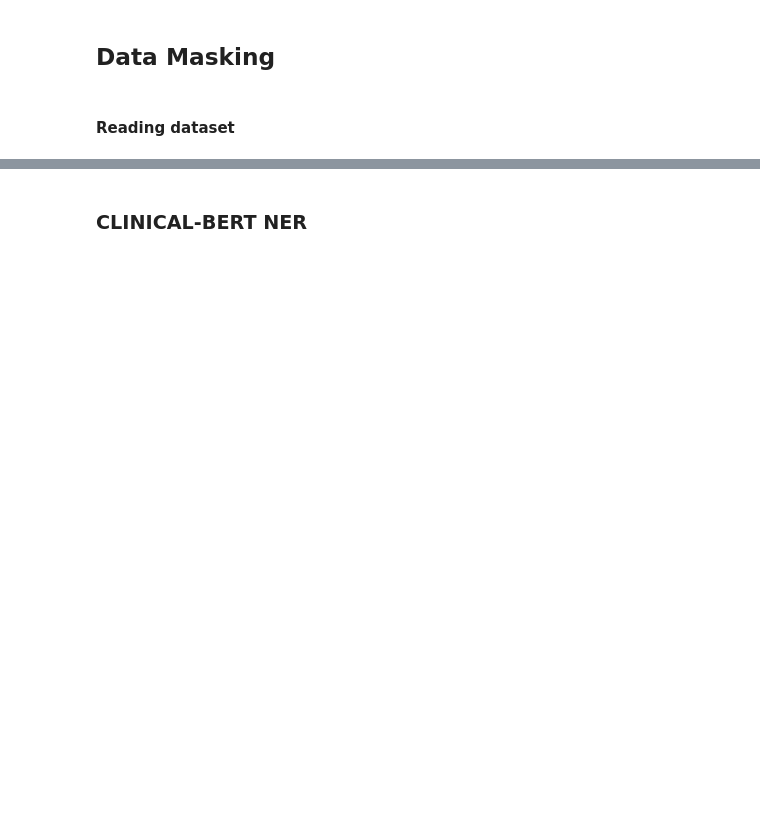
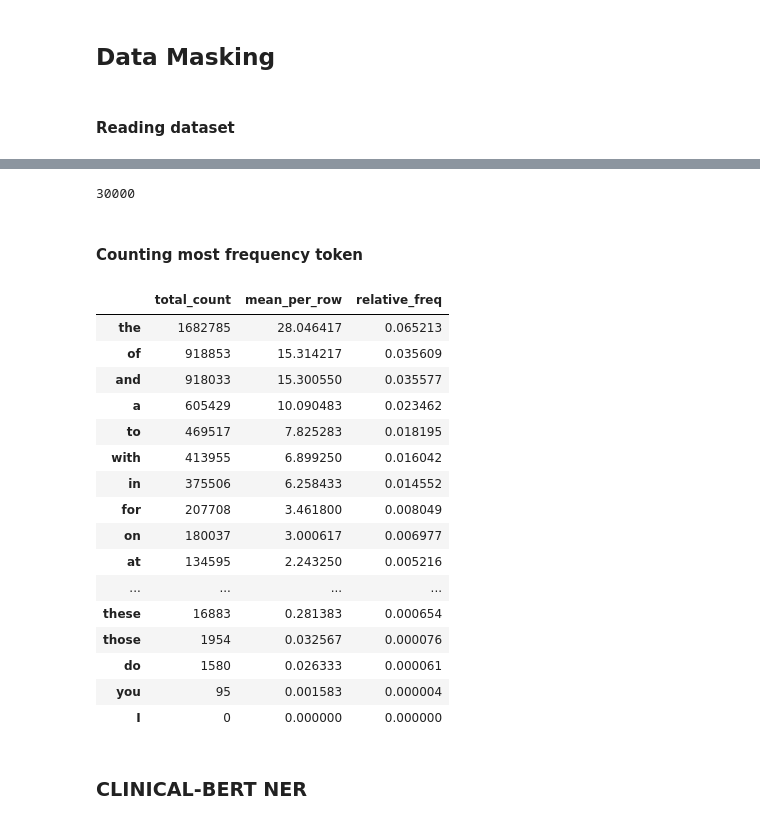
Before and after one commit to raffaele-aurucci/DataSanitization, a Jupyter notebook: data_masking.ipynb, the cells around one changed output, grey strips where cells are left out. Saved outputs shown, nothing was run; the diff lists cells and outputs as text; code cells hidden in the pictures; blank space fills up the shorter version.

```diff
--- a/data_masking.ipynb
+++ b/data_masking.ipynb
@@ -18,7 +31,76 @@ df.head()
 # %%
 df.dropna(inplace=True)
+# %%
+# Remove unwanted characters from the 'note' and 'full note' columns
+df['note'] = df['note'].astype(str).str.replace(r'(\\n|\n|\r|\[|\]|\(|\))', '', regex=True)
+df['full_note'] = df['full_note'].astype(str).str.replace(r'(\\n|\n|\r|\[|\]|\(|\))', '', regex=True)
 # %%
 len(df)
+# %% [output]
+30000
+# %% [markdown]
+#### Counting most frequency token
+# %%
+from collections import Counter
+
+# Exclude tokens
+exclude_tokens = ["the", "be", "to", "of", "and", "a", "an", "in", "that", "these",
+                  "those", "I", "it", "for", "not", "on", "with", "as", "you",
+                  "do", "at"]
+
+exclude_tokens_set = set(exclude_tokens)
+
+# Count exclude tokens
+def count_exclude_tokens(text):
+    words = re.findall(r"\b\w+\b", text.lower())
+    return Counter(word for word in words if word in exclude_tokens_set)
+
+# Total
+total_counts = Counter()
+total_words = 0
+total_rows = 0
+
+# Summary boath column
+for _, row in df.iterrows():
+    for field in ["note", "full_note"]:
+        text = row[field]
+        counts = count_exclude_tokens(text)
+        total_counts.update(counts)
+        total_words += len(re.findall(r"\b\w+\b", text.lower()))
+        total_rows += 1
+
+# Average frequency
+token_stats = {
+    token: {
+        "total_count": total_counts[token],
+        "mean_per_row": total_counts[token] / total_rows,
+        "relative_freq": total_counts[token] / total_words
+    }
+    for token in exclude_tokens
+}
+
+# Sorted
+sorted_stats = dict(sorted(token_stats.items(), key=lambda x: x[1]["relative_freq"], reverse=True))
+sorted_stats_df = pd.DataFrame.from_dict(sorted_stats, orient='index')
+sorted_stats_df
+# %% [output]
+|  | total_count | mean_per_row | relative_freq |
+| the | 1682785 | 28.046417 | 0.065213 |
+| of | 918853 | 15.314217 | 0.035609 |
+| and | 918033 | 15.300550 | 0.035577 |
+| a | 605429 | 10.090483 | 0.023462 |
+| to | 469517 | 7.825283 | 0.018195 |
+| with | 413955 | 6.899250 | 0.016042 |
+| in | 375506 | 6.258433 | 0.014552 |
+| for | 207708 | 3.461800 | 0.008049 |
+| on | 180037 | 3.000617 | 0.006977 |
+| at | 134595 | 2.243250 | 0.005216 |
+| ... | ... | ... | ... |
+| these | 16883 | 0.281383 | 0.000654 |
+| those | 1954 | 0.032567 | 0.000076 |
+| do | 1580 | 0.026333 | 0.000061 |
+| you | 95 | 0.001583 | 0.000004 |
+| I | 0 | 0.000000 | 0.000000 |
 # %% [markdown]
 ### **CLINICAL-BERT NER**
 # %%
```
Also changed, not shown: parts of 11 cells of this notebook, 3 other files.
